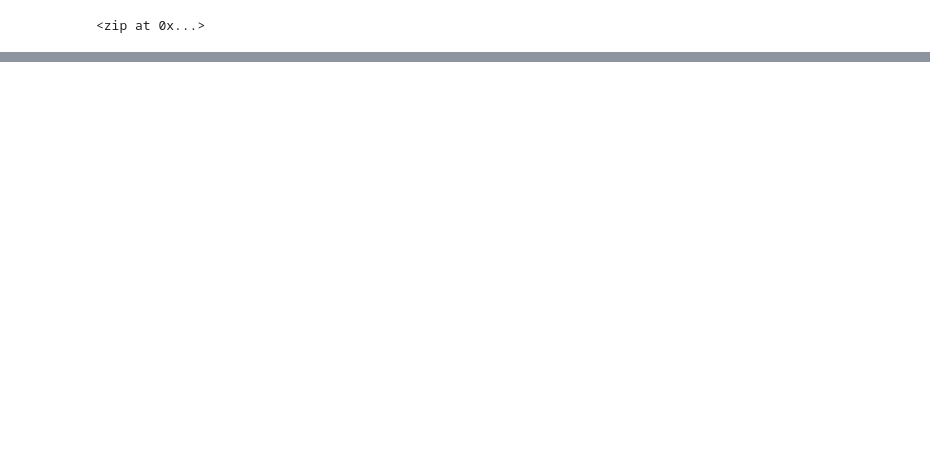
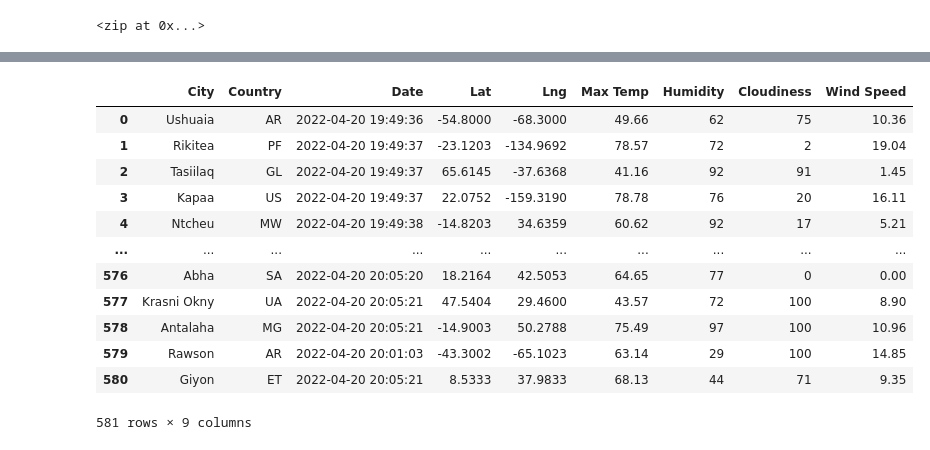
Before and after one commit to KimWD/World_Weather_Analysis, a Jupyter notebook: WeatherPy.ipynb, the cells around one changed output, grey strips where cells are left out. Drawn from its saved outputs; the diff is of its cells as text; code cells hidden in the pictures; blank space fills up the shorter version.

```diff
--- a/WeatherPy.ipynb
+++ b/WeatherPy.ipynb
@@ -33,0 +40,4 @@ len(cities)
+# %%
+# Starting URL for Weather Map API Call.
+url = "http://api.openweathermap.org/data/2.5/weather?units=Imperial&APPID=" + weather_api_key
+print(url)
@@ -33,0 +130,4 @@ len(cities)
+# %%
+# Convert the array of dictionaries to a Pandas DataFrame.
+city_data_df = pd.DataFrame(city_data)
+city_data_df.head(10)
@@ -33,0 +146,19 @@ len(cities)
+# %%
+new_column_order = ["City", "Country", "Date", "Lat", "Lng", "Max Temp", "Humidity", "Cloudiness", "Wind Speed"]
+city_data_df = city_data_df[new_column_order]
+# %%
+city_data_df
+# %% [output]
+|  | City | Country | Date | Lat | Lng | Max Temp | Humidity | Cloudiness | Wind Speed |
+| 0 | Ushuaia | AR | 2022-04-20 19:49:36 | -54.8000 | -68.3000 | 49.66 | 62 | 75 | 10.36 |
+| 1 | Rikitea | PF | 2022-04-20 19:49:37 | -23.1203 | -134.9692 | 78.57 | 72 | 2 | 19.04 |
+| 2 | Tasiilaq | GL | 2022-04-20 19:49:37 | 65.6145 | -37.6368 | 41.16 | 92 | 91 | 1.45 |
+| 3 | Kapaa | US | 2022-04-20 19:49:37 | 22.0752 | -159.3190 | 78.78 | 76 | 20 | 16.11 |
+| 4 | Ntcheu | MW | 2022-04-20 19:49:38 | -14.8203 | 34.6359 | 60.62 | 92 | 17 | 5.21 |
+| ... | ... | ... | ... | ... | ... | ... | ... | ... | ... |
+| 576 | Abha | SA | 2022-04-20 20:05:20 | 18.2164 | 42.5053 | 64.65 | 77 | 0 | 0.00 |
+| 577 | Krasni Okny | UA | 2022-04-20 20:05:21 | 47.5404 | 29.4600 | 43.57 | 72 | 100 | 8.90 |
+| 578 | Antalaha | MG | 2022-04-20 20:05:21 | -14.9003 | 50.2788 | 75.49 | 97 | 100 | 10.96 |
+| 579 | Rawson | AR | 2022-04-20 20:01:03 | -43.3002 | -65.1023 | 63.14 | 29 | 100 | 14.85 |
+| 580 | Giyon | ET | 2022-04-20 20:05:21 | 8.5333 | 37.9833 | 68.13 | 44 | 71 | 9.35 |
+581 rows × 9 columns
```
Also changed, not shown: parts of 9 cells of this notebook.
